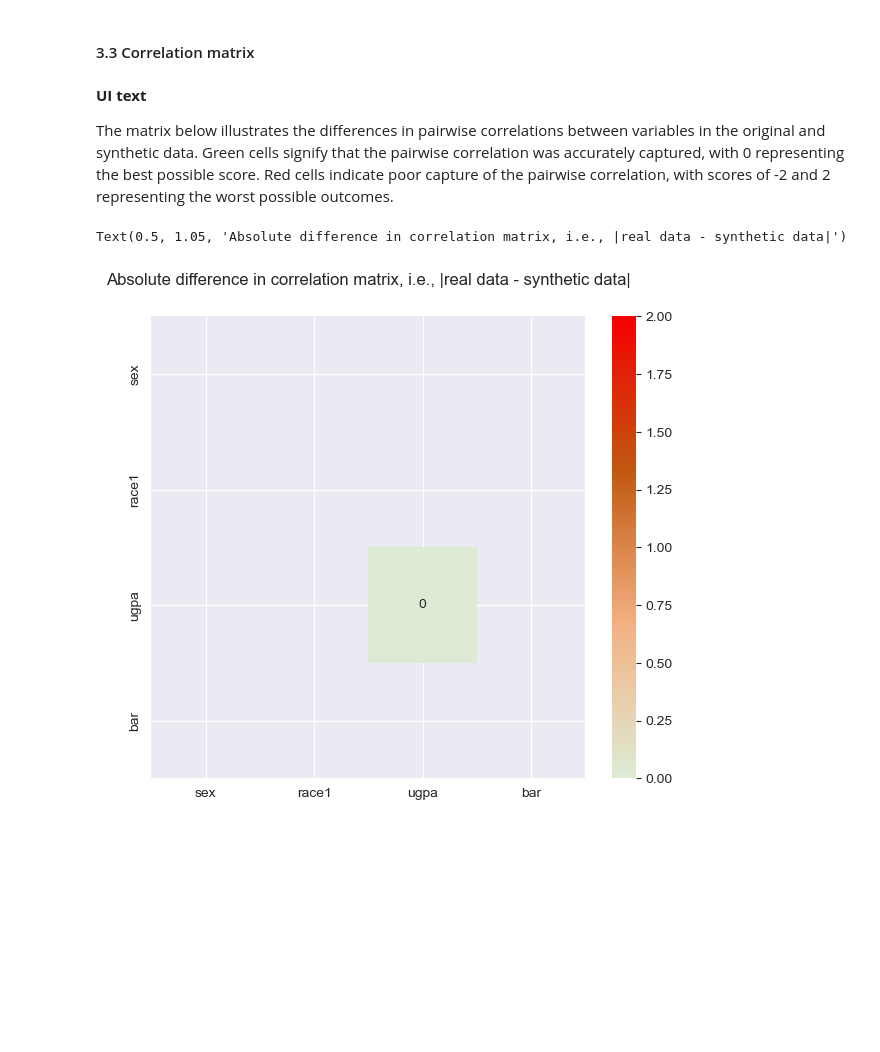
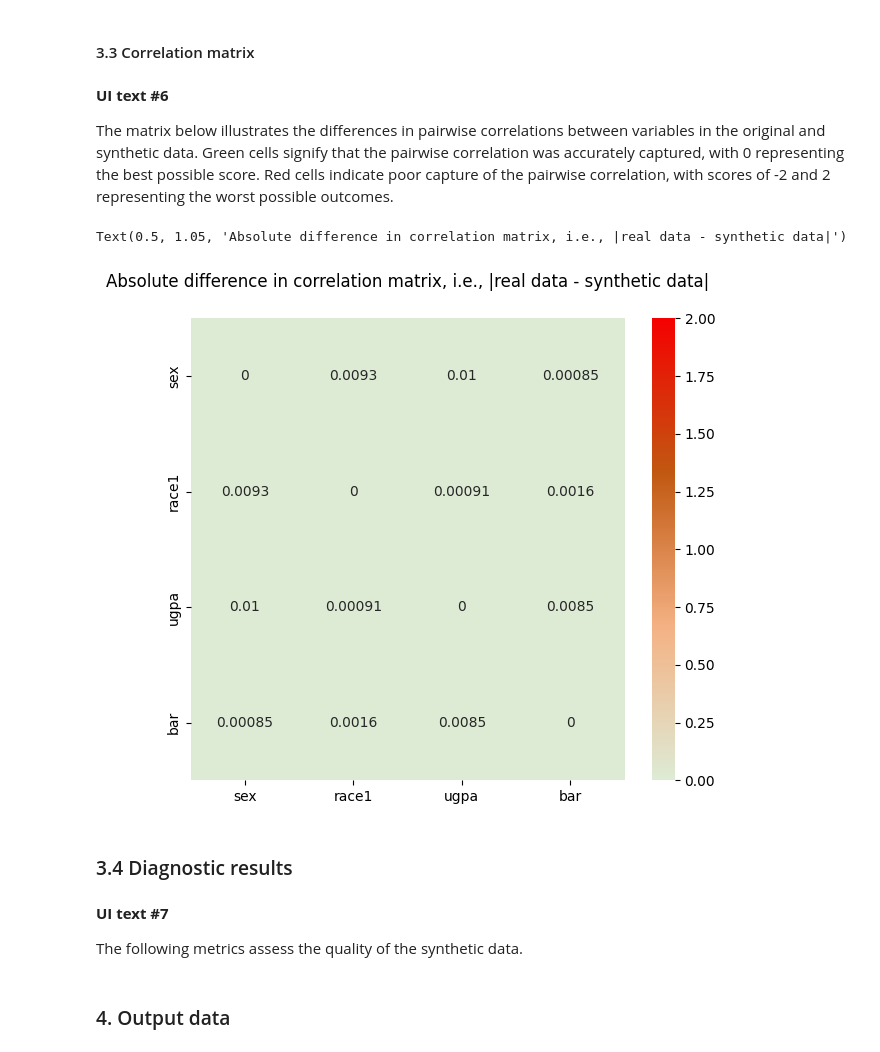
Before and after one commit to NGO-Algorithm-Audit/local-first-web-tool, a Jupyter notebook: notebooks/CART_LawSchoolAdmissionBar.ipynb, the cells around one changed output. Cells and saved outputs as stored; diff of their text form; code cells hidden in the pictures; blank space fills up the shorter version.

```diff
--- a/notebooks/CART_LawSchoolAdmissionBar.ipynb
+++ b/notebooks/CART_LawSchoolAdmissionBar.ipynb
@@ -100,5 +114,0 @@ dtypes_dict
-# %%
-# change sex data type to categorical
-dtypes_dict['sex'] = 'category'
-df['sex'] = df['sex'].map({1: 'male', 2: 'female',},na_action='ignore')
-print(df.isnull().sum())
@@ -236,3 +186,12 @@ train_sex
 train_race1
 train_ugpa
 train_bar
+# %%
+# Initialize Synthpop object with method 'cart'
+spop = Synthpop(method='cart')
+# print(df.isnull().sum())
+# for (k,v) in dtypes_dict.items():
+#     if v == 'category':
+#         df = df.astype({k:v})
+# Fit the Synthpop model
+spop.fit(df)
@@ -327,23 +275,38 @@ bivariate_plot(df, combined_data, dtypes_dict, Comparison=True)
 # %% [markdown]
 #### 3.3 Correlation matrix
 # %% [markdown]
-**UI text**
+**UI text #6**
 
 The matrix below illustrates the differences in pairwise correlations between variables in the original and synthetic data. Green cells signify that the pairwise correlation was accurately captured, with 0 representing the best possible score. Red cells indicate poor capture of the pairwise correlation, with scores of -2 and 2 representing the worst possible outcomes.
+# %%
+# Convert categorical variables to numerical values
+df_encoded = df.copy()
+df_encoded['sex'] = df_encoded['sex'].cat.codes
+df_encoded['race1'] = df_encoded['race1'].cat.codes
+df_encoded['bar'] = df_encoded['bar'].cat.codes
+
+synth_df_encoded = synth_df.copy()
+synth_df_encoded['sex'] = synth_df_encoded['sex'].cat.codes
+synth_df_encoded['race1'] = synth_df_encoded['race1'].cat.codes
+synth_df_encoded['bar'] = synth_df_encoded['bar'].cat.codes
 # %%
 # Plot difference in correlation matrix between attached data and synthetic data
 plt.figure(figsize=(7, 6))
 
 # Define custom colormap
 cmap = LinearSegmentedColormap.from_list('custom_cmap', ['#ddebd5', '#f4b183', '#c15811', '#f50101'])
 
-# Ensure the data is numeric for correlation calculation
-df_numeric = df_encoded.apply(pd.to_numeric, errors='coerce')
-synth_df_numeric = synth_df.apply(pd.to_numeric, errors='coerce')
-
 # Plot correlation matrix for real_data
-sns.heatmap(np.abs(df_numeric.corr() - synth_df_numeric.corr()), annot=True, cmap=cmap, vmin=0, vmax=2)
+sns.heatmap(np.abs(df_encoded.corr() - synth_df_encoded.corr()), annot=True, cmap=cmap, vmin=0, vmax=2)
 plt.title('Absolute difference in correlation matrix, i.e., |real data - synthetic data|', y=1.05)
 # %% [output]
 Text(0.5, 1.05, 'Absolute difference in correlation matrix, i.e., |real data - synthetic data|')
-[figure, old version]
+[figure, new version]
+# %% [markdown]
+### 3.4 Diagnostic results
+# %% [markdown]
+**UI text #7**
+
+The following metrics assess the quality of the synthetic data.
+# %% [markdown]
+### 4. Output data
```
Also changed, not shown: parts of 38 cells of this notebook, 4 other files.
